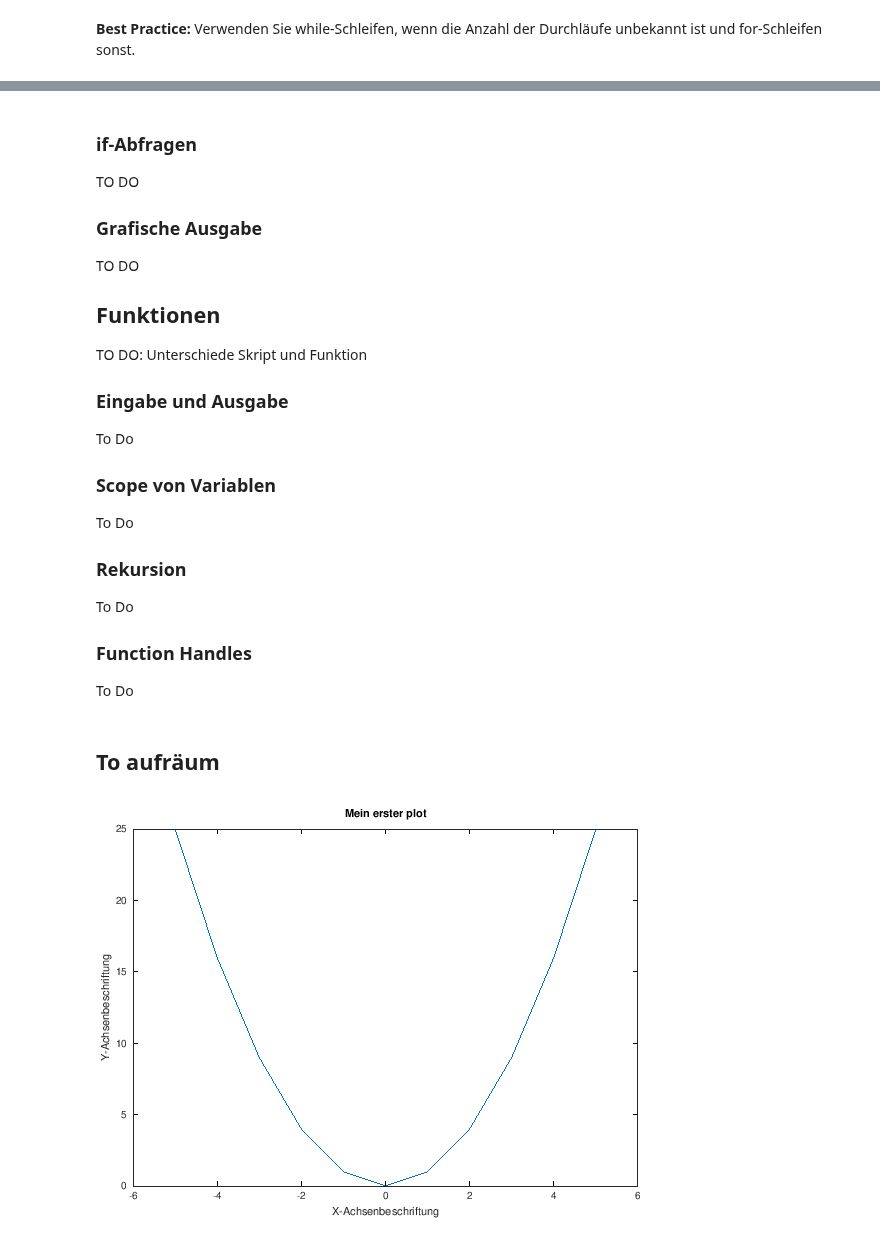
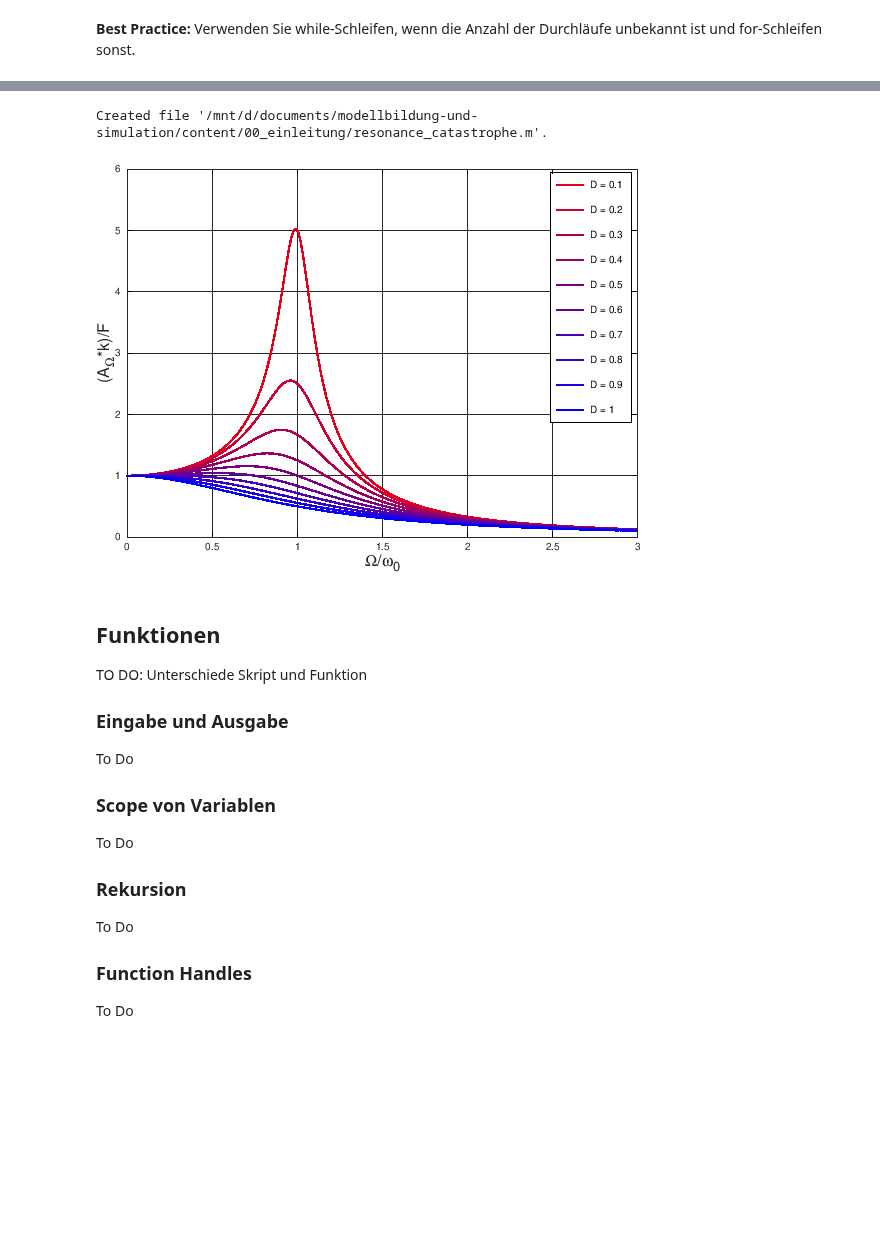
Before and after one commit to hbrs-cse/Modellbildung-und-Simulation, a Jupyter notebook: content/00_einleitung/matlab_02_scripts_and_functions.ipynb, the cells around one changed output, grey strips where cells are left out. Saved outputs shown, nothing was run; the diff lists cells and outputs as text; code cells hidden in the pictures; blank space fills up the shorter version.

```diff
--- a/content/00_einleitung/matlab_02_scripts_and_functions.ipynb
+++ b/content/00_einleitung/matlab_02_scripts_and_functions.ipynb
@@ -139,12 +270,42 @@ end
+# %%
+%%file resonance_catastrophe.m
+% plot the resonance catastrophe curve for different damping parameters D
+
+% x values of the plot = 500 equally spaced points in the interval [0, 3]
+x = linspace(0, 3, 500);
+
+% make sure that each new plot call does not overwrite old results
+hold on
+
+% plot 10 functions depending on a parameter D
+for D = 0.1:0.1:1
+
+    % set some variables denoting properties of the current plot
+    plotname = ['D = ', num2str(D)];              % name that shall appear in the legend
+    plotcolor = (1-D)*[1, 0, 0] + D*[0, 0, 1];    % RGB value that shall be used for the plot
+
+    % plot the function with some additional options
+    plot(x, 1./sqrt((1-x.^2).^2 + (2*D*x).^2), ...
+         'DisplayName', plotname, ...
+         'Color', plotcolor, ...
+         'LineWidth', 5)
+
+end
+
+% set some options for the current axis
+xlabel('\Omega/\omega_0', 'fontsize', 16)
+ylabel('(A_\Omega*k)/F', 'fontsize', 16)
+set(gca, 'Box', 'on', 'XGrid', 'on', 'YGrid', 'on')
+
+% show a legend
+legend toggle
+# %% [output]
+Created file '/mnt/d/documents/modellbildung-und-simulation/content/00_einleitung/resonance_catastrophe.m'.
+# %%
+run resonance_catastrophe.m
+# %% [output]
+[figure, added]
 # %% [markdown]
-### if-Abfragen
-
-TO DO
-
-### Grafische Ausgabe
-
-TO DO
-
 ## Funktionen
 
 TO DO: Unterschiede Skript und Funktion
@@ -164,15 +325,3 @@ To Do
 ### Function Handles
 
 To Do
-# %% [markdown]
-## To aufräum
-# %%
-x=linspace(-5,5,11);   % Ein Vektor mit Werten von -5 bis 5
-y=x.^2;                % Ein Vektor y mit den zugehörigen Funktionswerten
-
-plot(x,y);             % Erstellen einer grafischen Darstellung
-title('Mein erster plot')
-xlabel('X-Achsenbeschriftung')
-ylabel('Y-Achsenbeschriftung')
-# %% [output]
-[figure, removed]
```
Also changed, not shown: parts of 22 cells of this notebook, 13 other files.
